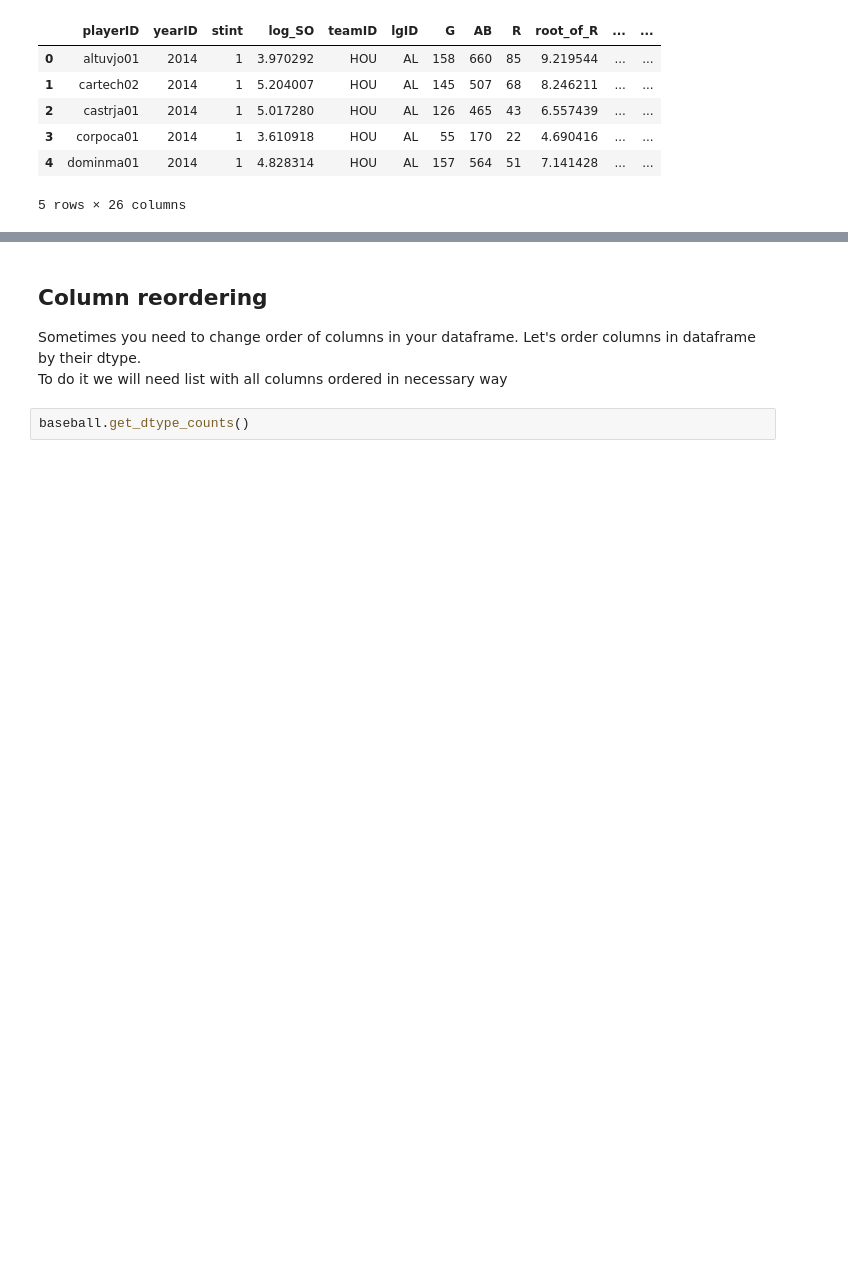
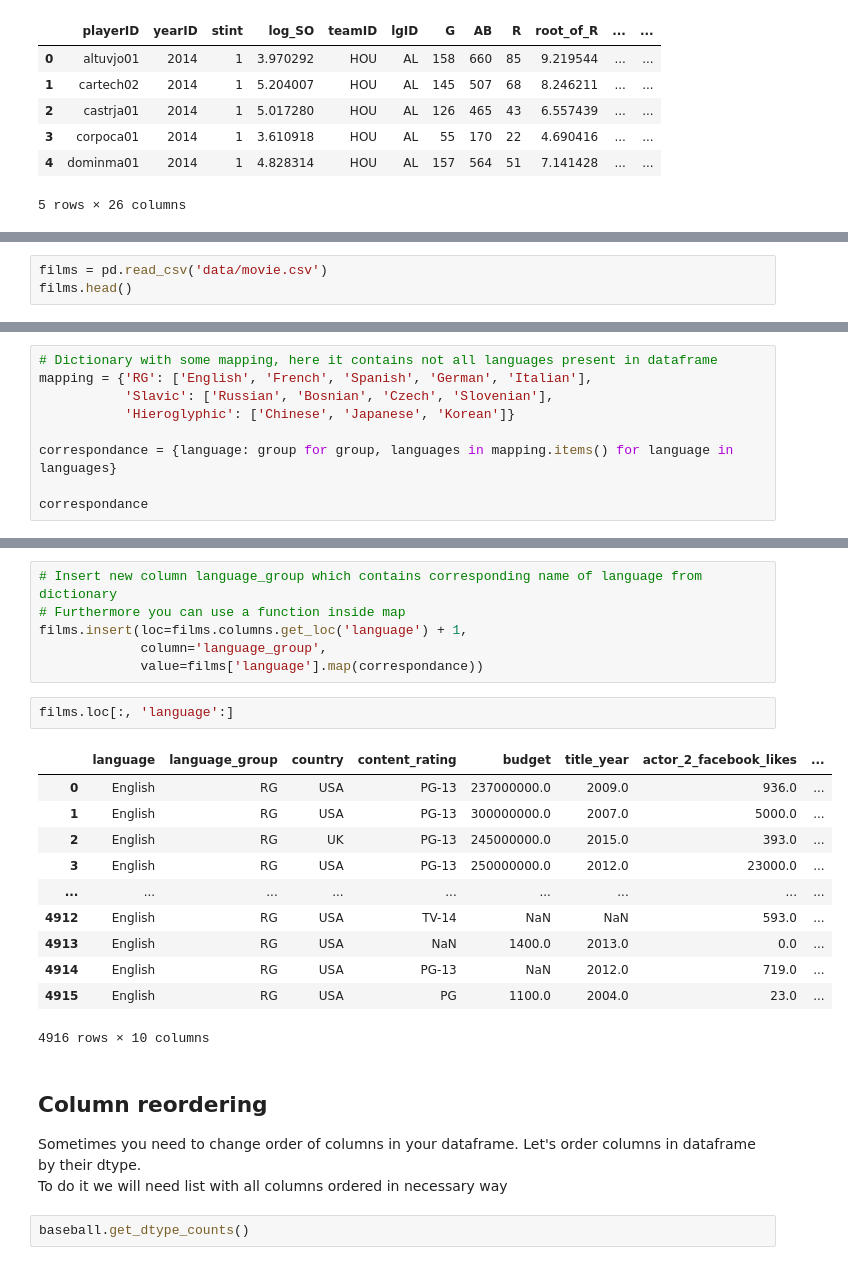
Before and after one commit to Serfentum/ML2018, a Jupyter notebook: pandas/4_column_management.ipynb, the cells around one changed output, grey strips where cells are left out. Saved outputs shown, nothing was run; the diff lists cells and outputs as text; blank space fills up the shorter version.

```diff
--- a/pandas/4_column_management.ipynb
+++ b/pandas/4_column_management.ipynb
@@ -98,0 +101,3 @@ baseball.head()
+# %%
+films = pd.read_csv('data/movie.csv')
+films.head()
@@ -98,0 +112,9 @@ baseball.head()
+# %%
+# Dictionary with some mapping, here it contains not all languages present in dataframe
+mapping = {'RG': ['English', 'French', 'Spanish', 'German', 'Italian'],
+           'Slavic': ['Russian', 'Bosnian', 'Czech', 'Slovenian'],
+           'Hieroglyphic': ['Chinese', 'Japanese', 'Korean']}
+
+correspondance = {language: group for group, languages in mapping.items() for language in languages}
+
+correspondance
@@ -99,3 +134,23 @@ baseball.head()
+# %%
+# Insert new column language_group which contains corresponding name of language from dictionary
+# Furthermore you can use a function inside map
+films.insert(loc=films.columns.get_loc('language') + 1,
+             column='language_group',
+             value=films['language'].map(correspondance))
+# %%
+films.loc[:, 'language':]
+# %% [output]
+|  | language | language_group | country | content_rating | budget | title_year | actor_2_facebook_likes | ... |
+| 0 | English | RG | USA | PG-13 | 237000000.0 | 2009.0 | 936.0 | ... |
+| 1 | English | RG | USA | PG-13 | 300000000.0 | 2007.0 | 5000.0 | ... |
+| 2 | English | RG | UK | PG-13 | 245000000.0 | 2015.0 | 393.0 | ... |
+| 3 | English | RG | USA | PG-13 | 250000000.0 | 2012.0 | 23000.0 | ... |
+| ... | ... | ... | ... | ... | ... | ... | ... | ... |
+| 4912 | English | RG | USA | TV-14 | NaN | NaN | 593.0 | ... |
+| 4913 | English | RG | USA | NaN | 1400.0 | 2013.0 | 0.0 | ... |
+| 4914 | English | RG | USA | PG-13 | NaN | 2012.0 | 719.0 | ... |
+| 4915 | English | RG | USA | PG | 1100.0 | 2004.0 | 23.0 | ... |
+4916 rows × 10 columns
 # %% [markdown]
 ## Column reordering
 Sometimes you need to change order of columns in your dataframe. Let's order columns in dataframe by their dtype.
```
Also changed, not shown: parts of 3 cells of this notebook, 6 other files.
